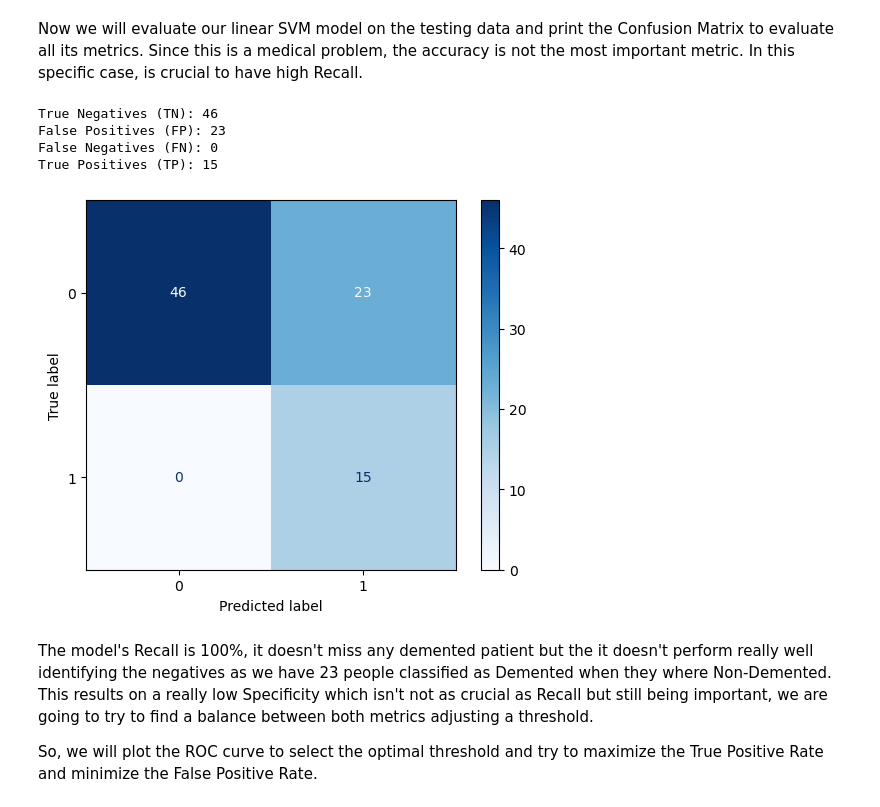
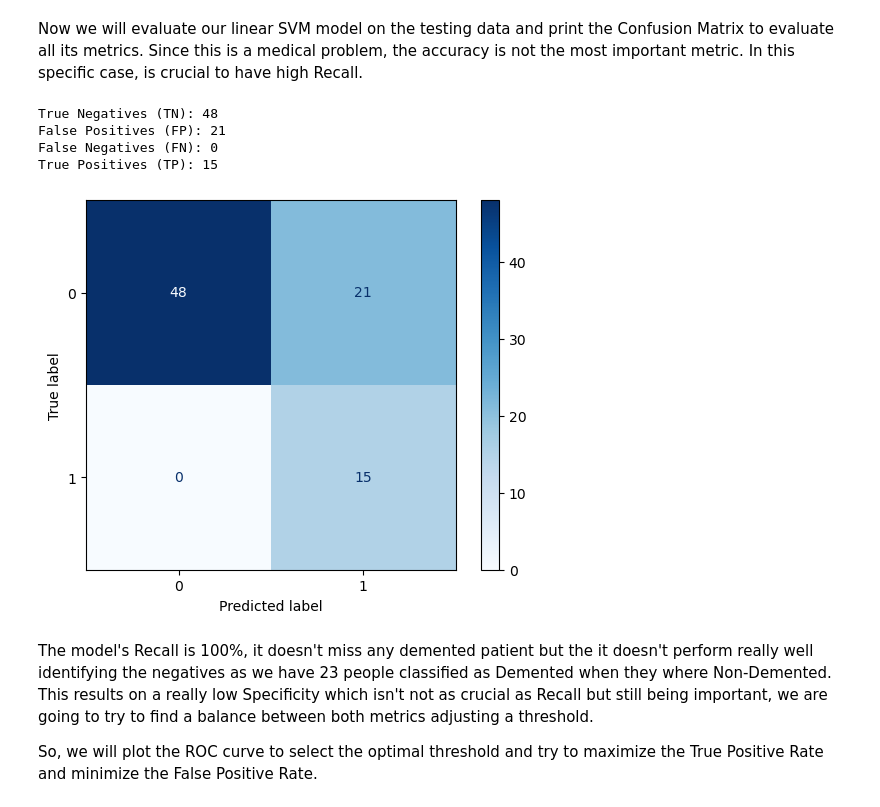
Before and after one commit to Carlos-PC05/FinalProjectCS-362, a Jupyter notebook: FinalReport_SP26_RV_PC_MASTERFILE.ipynb, the cells around one changed output. Saved outputs shown, nothing was run; the diff lists cells and outputs as text; code cells hidden in the pictures.

```diff
--- a/FinalReport_SP26_RV_PC_MASTERFILE.ipynb
+++ b/FinalReport_SP26_RV_PC_MASTERFILE.ipynb
@@ -1665,36 +1661,36 @@ y_binary_test = (y_clf_test > 0).astype(int)
 
 #Building a Linear SVM
 svm_linear = SVC(C = 10, kernel='linear', class_weight='balanced')
-svm_linear.fit(X_train, y_binary)
+svm_linear.fit(X_train_scaled, y_binary)
 # %% [output]
 SVC(C=10, class_weight='balanced', kernel='linear')
 # %% [markdown]
 Now we will evaluate our linear SVM model on the testing data and print the Confusion Matrix to evaluate all its metrics. Since this is a medical problem, the accuracy is not the most important metric. In this specific case, is crucial to have high Recall.
 # %%
 #Make predictions
-y_test_pred = svm_linear.predict(X_test)
+y_test_pred = svm_linear.predict(X_test_scaled)
 
 #Build the confusion matrix
 cm_svm_linear = confusion_matrix(y_binary_test, y_test_pred)
 
 #Plot the confusion matrix
 disp_svm_linear = ConfusionMatrixDisplay(confusion_matrix = cm_svm_linear, display_labels = svm_linear.classes_)
 disp_svm_linear.plot(cmap = plt.cm.Blues)
 
 #Getting the results
 tn, fp, fn, tp = cm_svm_linear.ravel()
 
 # Ahora puedes imprimir los resultados como texto personalizado
 print(f"True Negatives (TN): {tn}")
 print(f"False Positives (FP): {fp}")
 print(f"False Negatives (FN): {fn}")
 print(f"True Positives (TP): {tp}")
 # %% [output]
-True Negatives (TN): 46
-False Positives (FP): 23
+True Negatives (TN): 48
+False Positives (FP): 21
 False Negatives (FN): 0
 True Positives (TP): 15
-[figure, old version]
+[figure, new version]
 # %% [markdown]
 The model's Recall is 100%, it doesn't miss any demented patient but the it doesn't perform really well identifying the negatives as we have 23 people classified as Demented when they where Non-Demented. This results on a really low Specificity which isn't not as crucial as Recall but still being important, we are going to try to find a balance between both metrics adjusting a threshold.
 
```
Also changed, not shown: parts of 22 cells of this notebook.
